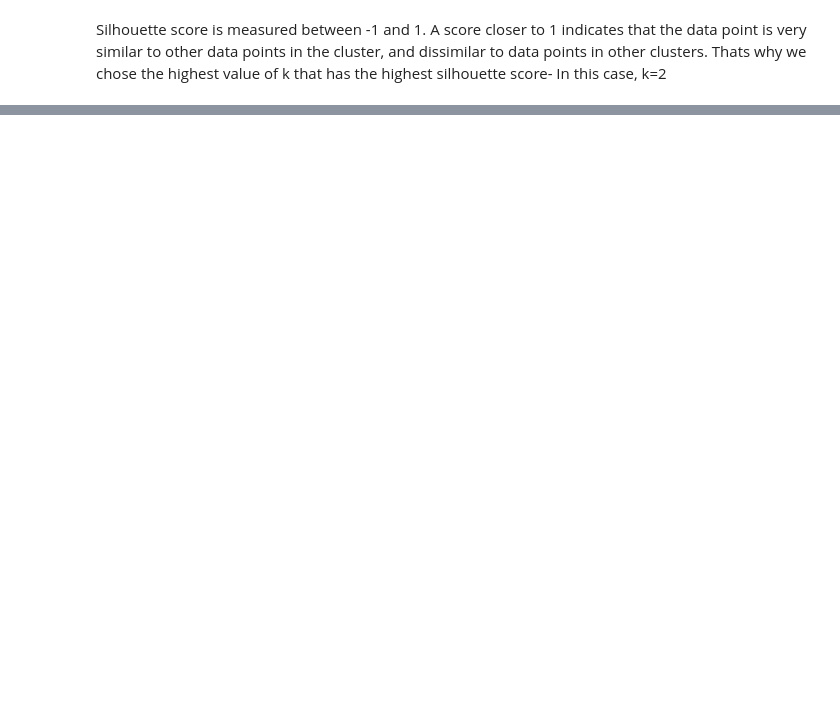
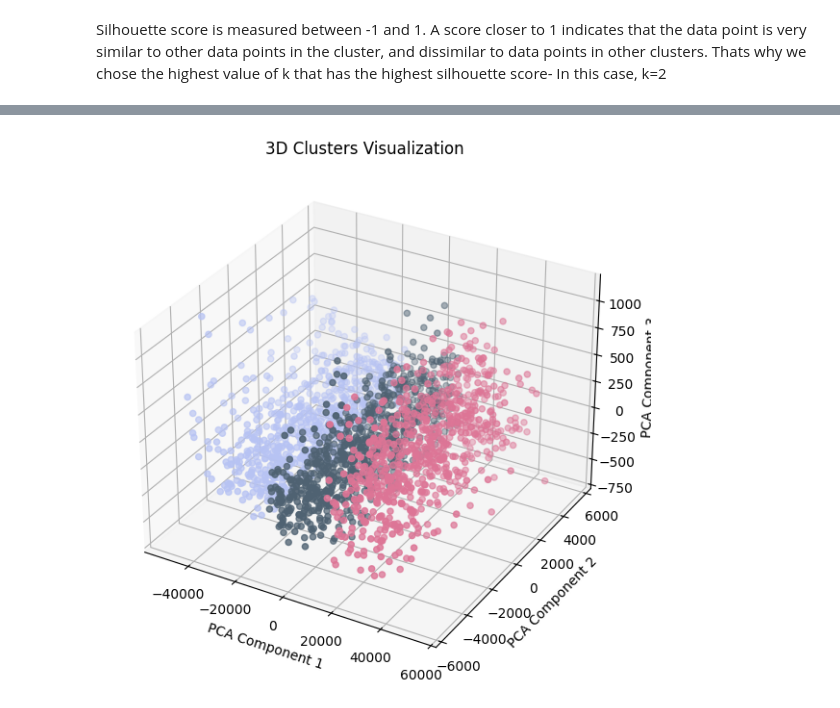
Before and after one commit to dalimvc/DS-Mini-project, a Jupyter notebook: miniProjectAssignmentDaliborMirkovic.ipynb, the cells around one changed output, grey strips where cells are left out. Drawn from its saved outputs; the diff is of its cells as text; code cells hidden in the pictures; blank space fills up the shorter version.

```diff
--- a/miniProjectAssignmentDaliborMirkovic.ipynb
+++ b/miniProjectAssignmentDaliborMirkovic.ipynb
@@ -589,0 +600,17 @@ Silhouette Score: 0.578104684138558
+# %%
+pca = PCA(n_components=3) #setting components to 3 to plot 3D scatter plot
+pca_components = pca.fit_transform(df_encoded) #adding the data
+
+#creating the 3D scatter plot of the clusters
+fig = plt.figure(figsize=(7, 7))
+ax = fig.add_subplot(111, projection='3d')
+ax.scatter(pca_components[:, 0], pca_components[:, 1], pca_components[:, 2], c=df['Cluster'], cmap=cmap)
+
+ax.set_xlabel('PCA Component 1')
+ax.set_ylabel('PCA Component 2')
+ax.set_zlabel('PCA Component 3')
+ax.set_title('3D Clusters Visualization')
+
+plt.show()
+# %% [output]
+[figure, added]
```
Also changed, not shown: parts of 9 cells of this notebook.
